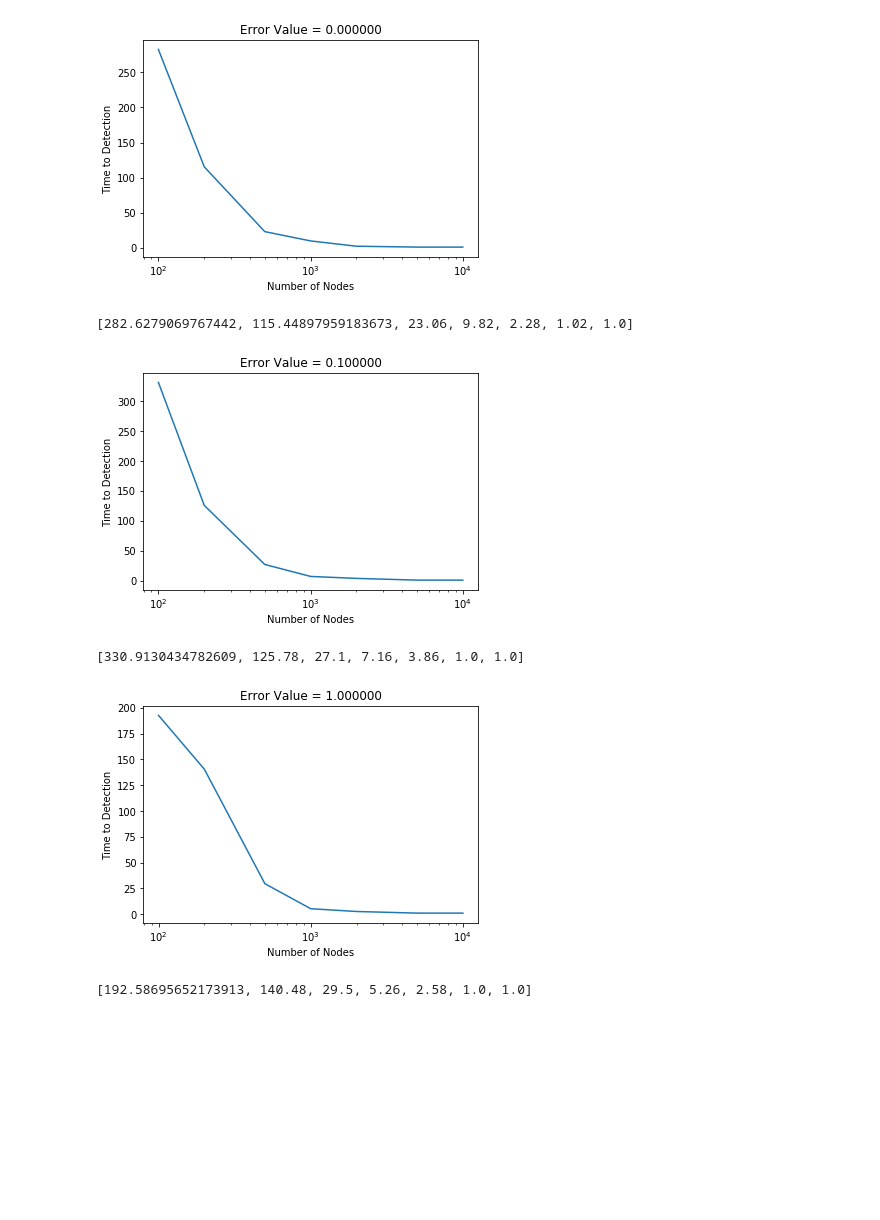
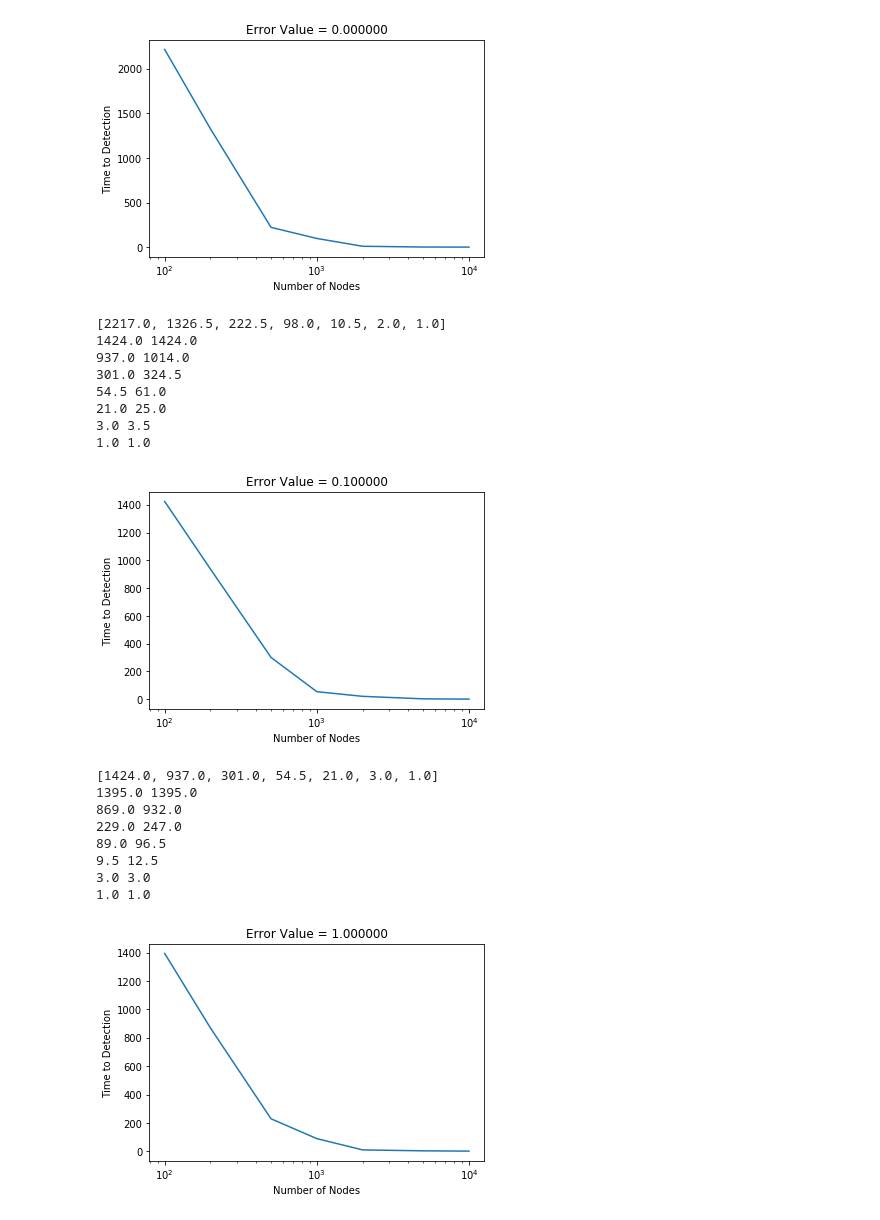
Before and after one commit to ptrick9/CPS_Simulator, a Jupyter notebook: big_data/Data_processing.ipynb, the cells around one changed output. Saved outputs shown, nothing was run; the diff lists cells and outputs as text; code cells hidden in the pictures; blank space fills up the shorter version.

```diff
--- a/big_data/Data_processing.ipynb
+++ b/big_data/Data_processing.ipynb
@@ -74,7 +74,8 @@ for file in files:
                     if 'False Negative' in line:
                         gfn += 1
 
-            #d['iters'] = num_iters
+            if not found:
+                d['iters'] = num_iters
             d['node_true_positive'] = ntp
             d['node_false_positive'] = nfp
             d['node_false_negative'] = nfn
@@ -185 +163,4 @@ data[data['Error Multiplier'] == 0.1]
 350 rows × 33 columns
+# %%
+def reject_outliers(data, m=2):
+    return data[abs(data - np.mean(data)) < m * np.std(data)]
@@ -188,7 +173,9 @@ for e in [0.0, 0.1, 1.0]:
     d = []
     for i in [100, 200, 500, 1000, 2000, 5000, 10000]:
         x = data[(data['Error Multiplier'] == e) & (data['Number of Nodes'] == i)]
-        d.append(x['iters'].mean())
+        stats = np.transpose(list(x.iters.items()))[1]
+        print(np.median(reject_outliers(stats)), np.median(stats))
+        d.append(np.median(reject_outliers(stats)))
     plt.semilogx([100, 200, 500, 1000, 2000, 5000, 10000], d)
     plt.title("Error Value = %f" % e)
     plt.xlabel("Number of Nodes")
@@ -199,6 +193,19 @@ for e in [0.0, 0.1, 1.0]:
-[figure, old version]
+[figure, new version]
-[282.6279069767442, 115.44897959183673, 23.06, 9.82, 2.28, 1.02, 1.0]
+[2217.0, 1326.5, 222.5, 98.0, 10.5, 2.0, 1.0]
+1424.0 1424.0
+937.0 1014.0
+301.0 324.5
+54.5 61.0
+21.0 25.0
+3.0 3.5
+1.0 1.0
-[figure, old version]
+[figure, new version]
-[330.9130434782609, 125.78, 27.1, 7.16, 3.86, 1.0, 1.0]
+[1424.0, 937.0, 301.0, 54.5, 21.0, 3.0, 1.0]
+1395.0 1395.0
+869.0 932.0
+229.0 247.0
+89.0 96.5
+9.5 12.5
+3.0 3.0
+1.0 1.0
-[figure, old version]
+[figure, new version]
-[192.58695652173913, 140.48, 29.5, 5.26, 2.58, 1.0, 1.0]
```
Also changed, not shown: parts of 6 cells of this notebook, 3 other files.
